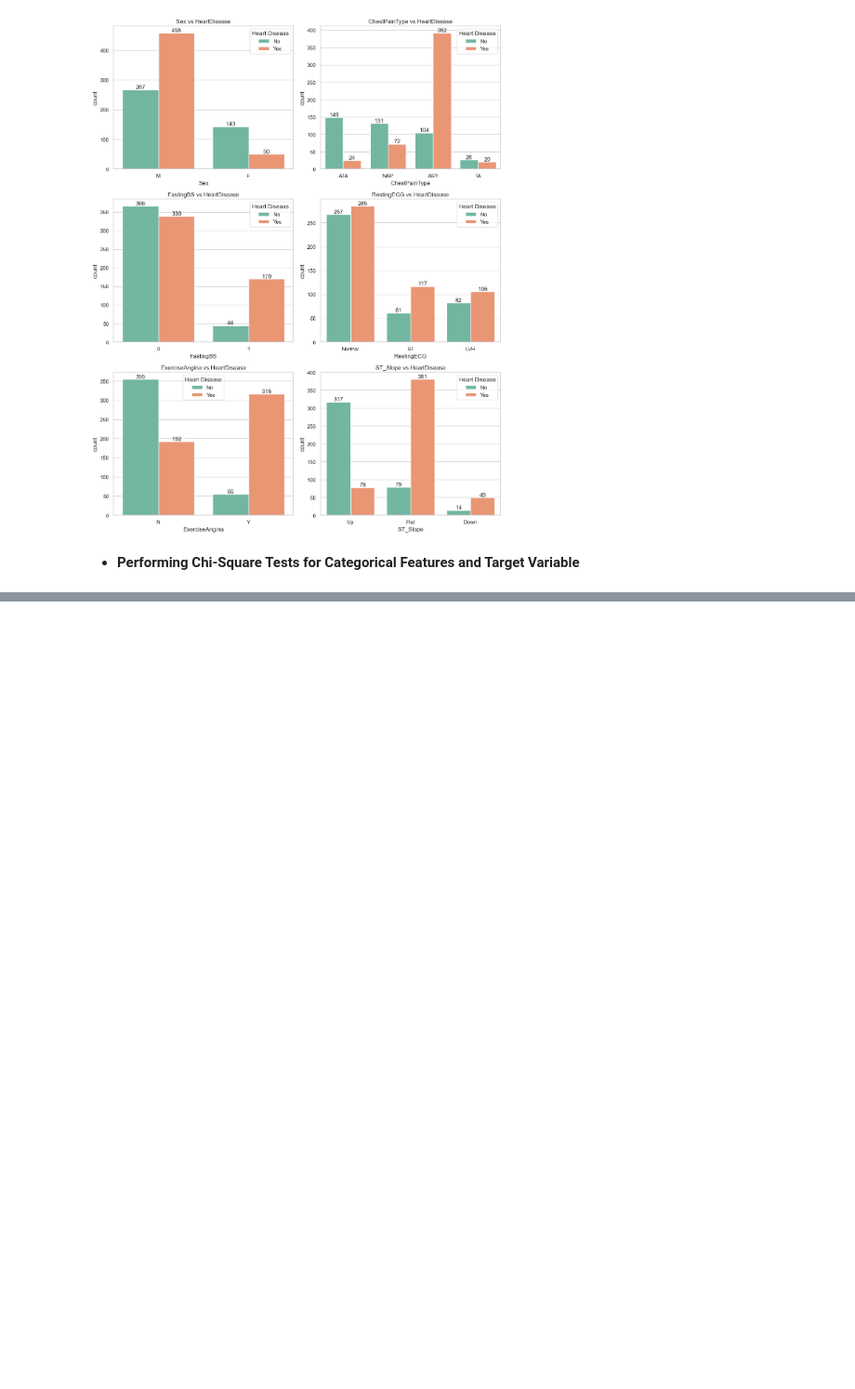
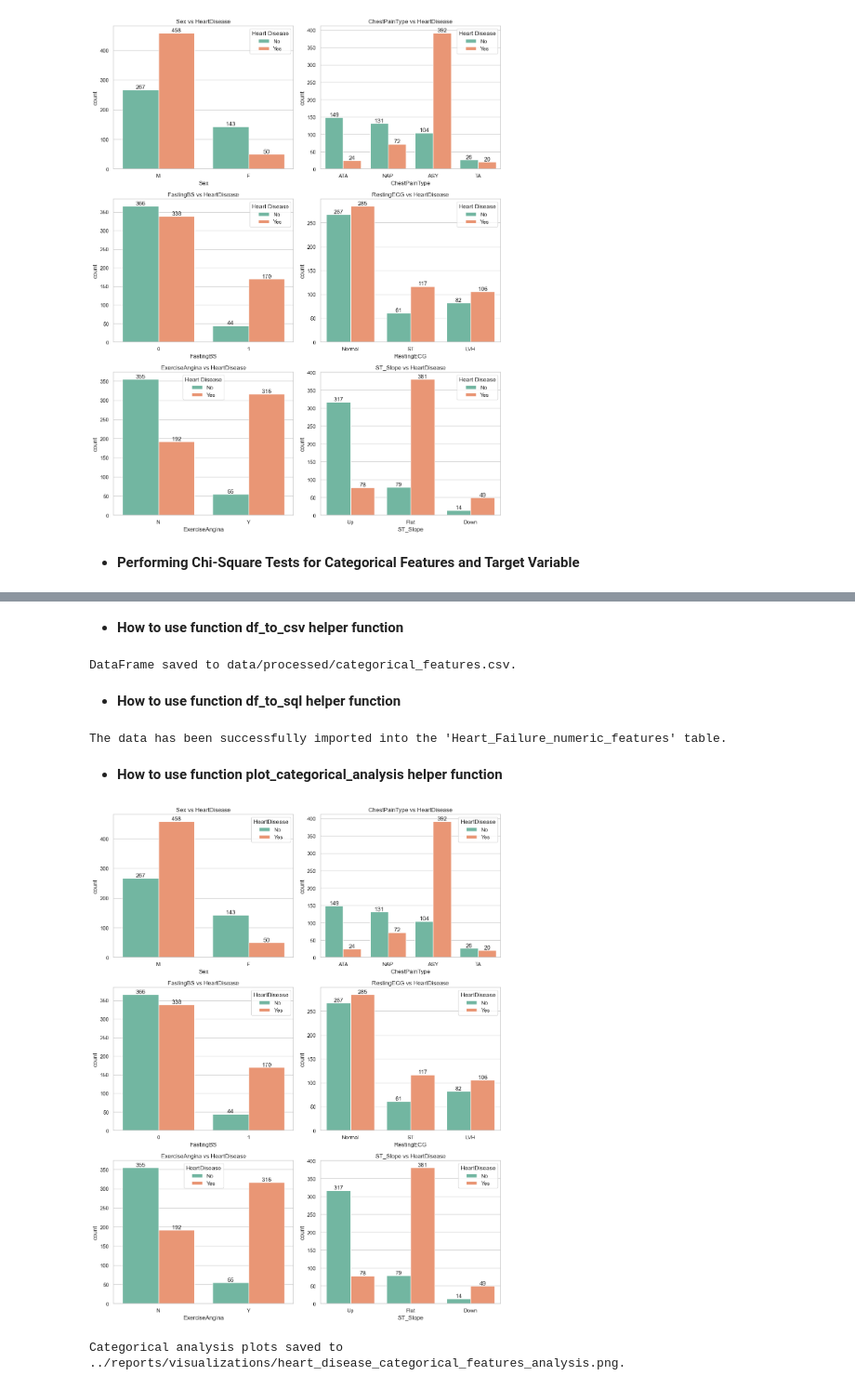
Before and after one commit to khirmas67/Prediction_Of_Heart_Failure, a Jupyter notebook: experiments/data_processing.ipynb, the cells around one changed output, grey strips where cells are left out. Shown at 93% size. Cells and saved outputs as stored; diff of their text form; code cells hidden in the pictures; blank space fills up the shorter version.

Commit message:
edited data_processing notebook and,  README.md file, add helper functions

```diff
--- a/experiments/data_processing.ipynb
+++ b/experiments/data_processing.ipynb
@@ -504,0 +523,54 @@ Chi-square statistic: 84.1451
+# %% [markdown]
+- **How to use function df_to_csv helper function**
+# %%
+from src.df_to_csv import save_df_to_csv
+
+
+data_file = "data/raw/heart.csv"
+heart_data = pd.read_csv(data_file)
+
+
+data_frame= heart_data[categorical_features]
+output_file = "data/processed/categorical_features.csv"
+
+
+# Save the processed DataFrame to CSV
+save_df_to_csv(data_frame, output_file)
+# %% [output]
+DataFrame saved to data/processed/categorical_features.csv.
+# %% [markdown]
+- **How to use function df_to_sql helper function**
+# %%
+from src.df_to_sql import save_to_sqlite
+
+# Define your parameters
+db_file = 'data/SQL/Heart_failure_numeric_features.db'
+table_name = 'Heart_Failure_numeric_features'
+df_numeric_X = heart_data[numeric_X]
+
+# Call the function to save the DataFrame
+save_to_sqlite(db_file, table_name, df_numeric_X)
+# %% [output]
+The data has been successfully imported into the 'Heart_Failure_numeric_features' table.
+# %% [markdown]
+- **How to use function plot_categorical_analysis helper function**
+# %%
+import pandas as pd
+from src.plot_categorical_analysis import plot_categorical_analysis
+
+# Load the dataset
+data_file = "data/raw/heart.csv"
+heart_data = pd.read_csv(data_file)
+
+# Define categorical features and target
+categorical_features = ['Sex', 'ChestPainType', 'FastingBS', 'RestingECG', 'ExerciseAngina', 'ST_Slope']
+target = 'HeartDisease'
+
+# Output file for the visualizations
+output_file = "../reports/visualizations/heart_disease_categorical_features_analysis.png"
+
+# Generate and save the plots
+plot_categorical_analysis(heart_data, categorical_features, target, output_file, palette="Set2")
+# %% [output]
+[figure, added]
+Categorical analysis plots saved to ../reports/visualizations/heart_disease_categorical_features_analysis.png.
```
Also changed, not shown: parts of 11 cells of this notebook, 15 other files.
